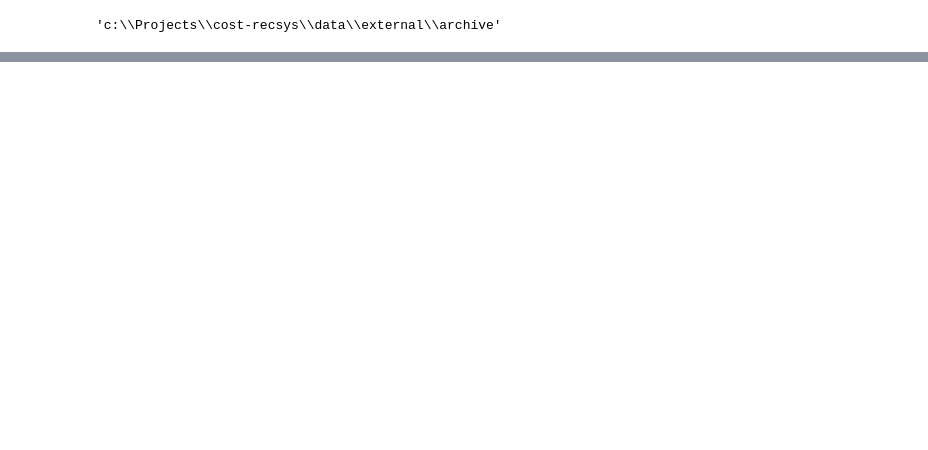
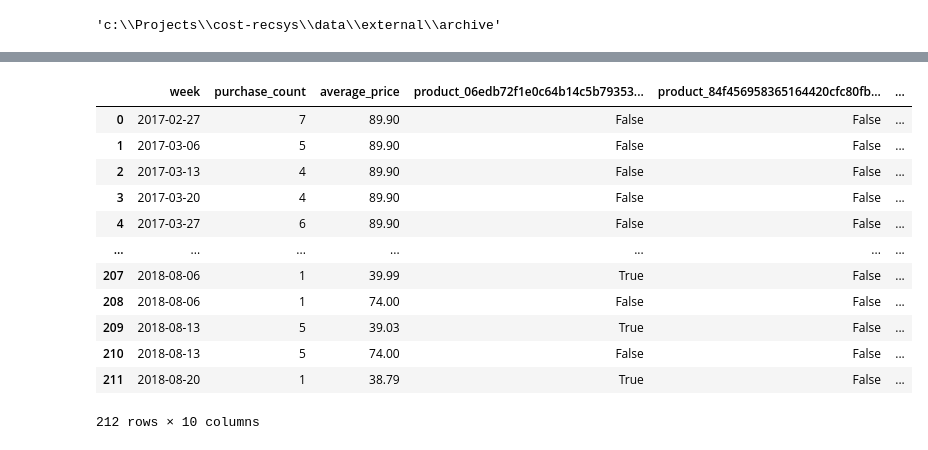
Before and after one commit to citec-spbu/cost-recsys, a Jupyter notebook: notebooks/data_exploration.ipynb, the cells around one changed output, grey strips where cells are left out. Drawn from its saved outputs; the diff is of its cells as text; code cells hidden in the pictures; blank space fills up the shorter version.

```diff
--- a/notebooks/data_exploration.ipynb
+++ b/notebooks/data_exploration.ipynb
@@ -28,0 +222,32 @@ orders.head()
+# %%
+# Convert 'week' column to a datetime object if it's not already
+top_5_dataset['week'] = pd.to_datetime(top_5_dataset['week'])
+
+# Extract the day of the year (1-365) from the 'week' column
+top_5_dataset['day_of_year'] = top_5_dataset['week'].dt.dayofyear
+
+# Calculate angles for each day in a counterclockwise direction
+top_5_dataset['angle'] = 2 * np.pi * (top_5_dataset['day_of_year'] / 365)
+
+# Calculate x and y coordinates on the unit circle
+top_5_dataset['x_coordinate'] = np.sin(top_5_dataset['angle'])
+top_5_dataset['y_coordinate'] = np.cos(top_5_dataset['angle'])
+
+# Drop intermediate 'angle' column if not needed
+top_5_dataset_reset = top_5_dataset.drop("angle", axis=1, inplace=True)
+top_5_dataset_reset = top_5_dataset.drop("day_of_year", axis=1, inplace=True)
+top_5_dataset
+# %% [output]
+|  | week | purchase_count | average_price | product_06edb72f1e0c64b14c5b79353... | product_84f456958365164420cfc80fb... | ... |
+| 0 | 2017-02-27 | 7 | 89.90 | False | False | ... |
+| 1 | 2017-03-06 | 5 | 89.90 | False | False | ... |
+| 2 | 2017-03-13 | 4 | 89.90 | False | False | ... |
+| 3 | 2017-03-20 | 4 | 89.90 | False | False | ... |
+| 4 | 2017-03-27 | 6 | 89.90 | False | False | ... |
+| ... | ... | ... | ... | ... | ... | ... |
+| 207 | 2018-08-06 | 1 | 39.99 | True | False | ... |
+| 208 | 2018-08-06 | 1 | 74.00 | False | False | ... |
+| 209 | 2018-08-13 | 5 | 39.03 | True | False | ... |
+| 210 | 2018-08-13 | 5 | 74.00 | False | False | ... |
+| 211 | 2018-08-20 | 1 | 38.79 | True | False | ... |
+212 rows × 10 columns
```
Also changed, not shown: parts of 15 cells of this notebook.
